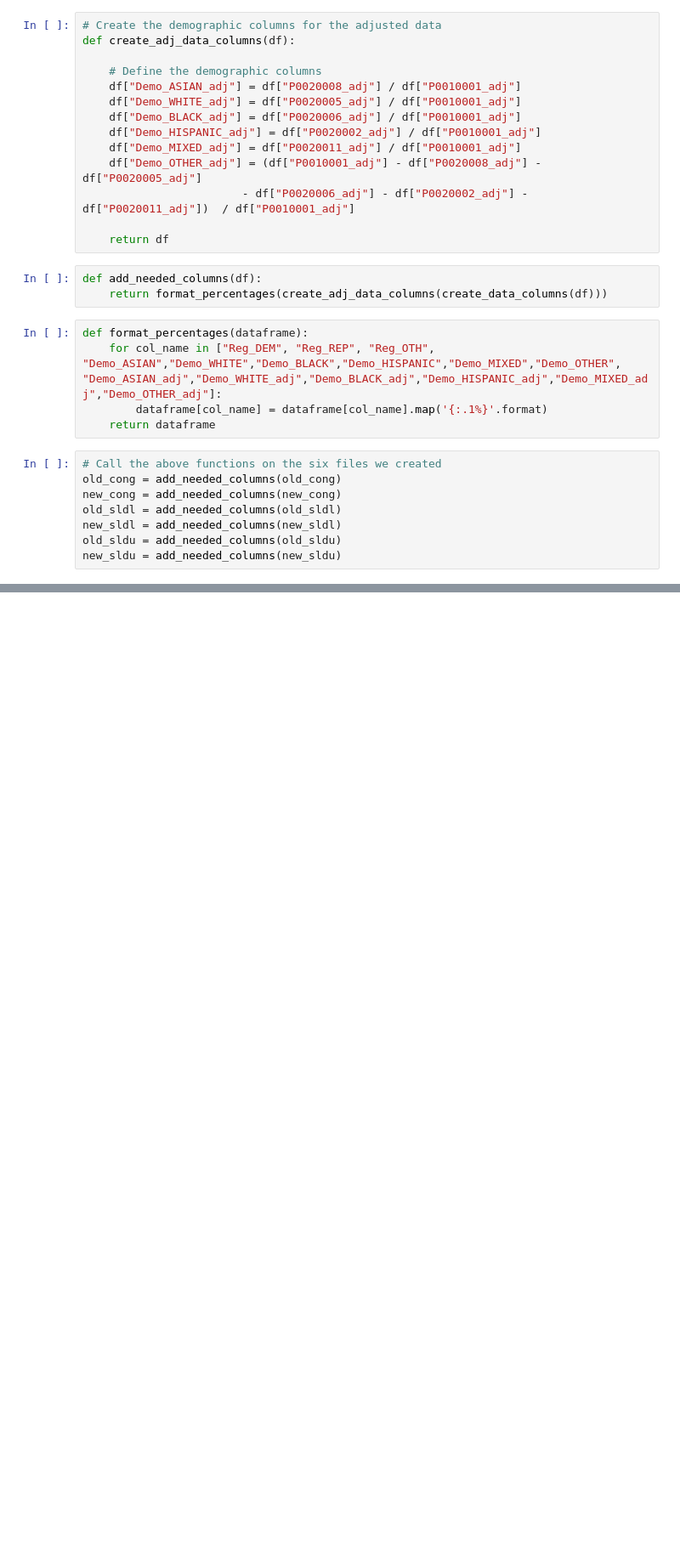
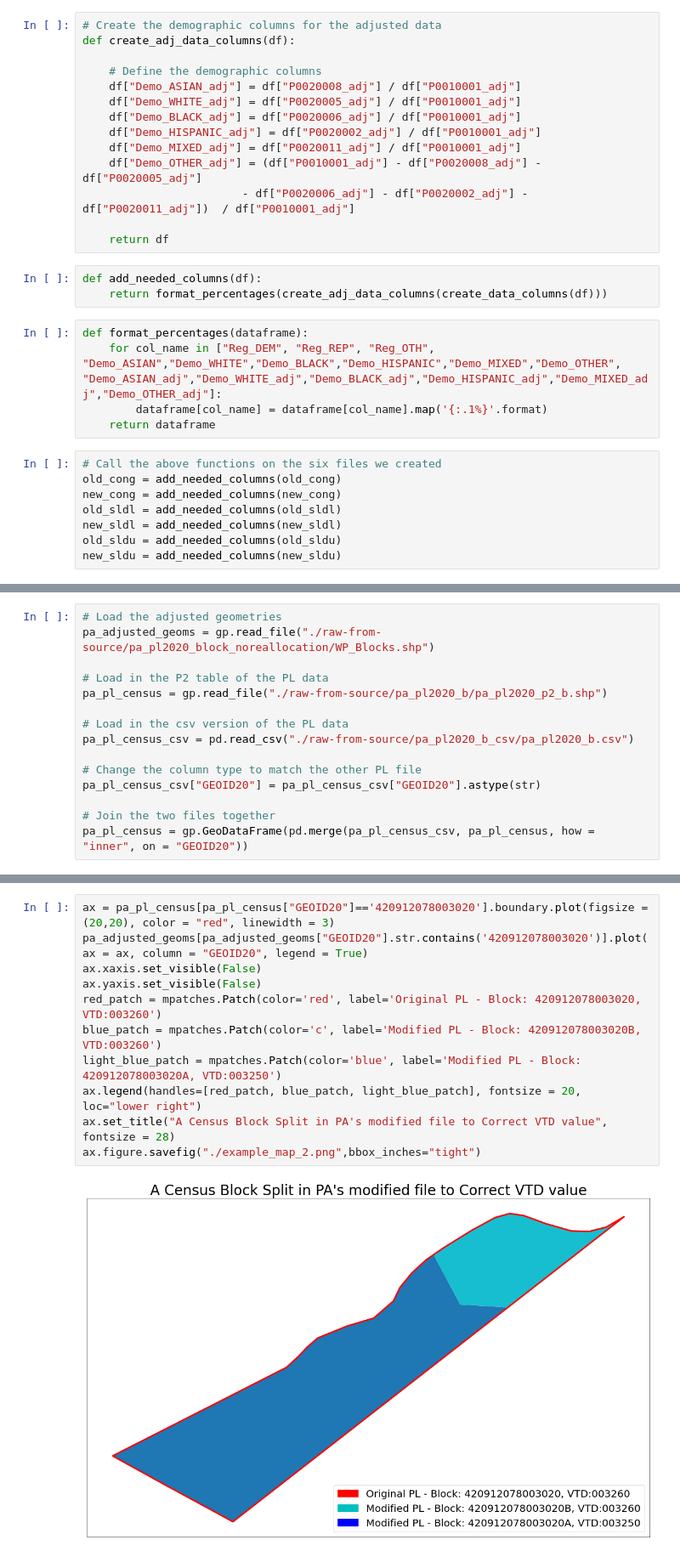
Before and after one commit to nonpartisan-redistricting-datahub/Case_Study_Spotlight, a Jupyter notebook: Spotlight_PA_Notebook.ipynb, the cells around one changed output, grey strips where cells are left out. Shown at 85% size. Cells and saved outputs as stored; diff of their text form; blank space fills up the shorter version.

```diff
--- a/Spotlight_PA_Notebook.ipynb
+++ b/Spotlight_PA_Notebook.ipynb
@@ -401,0 +422,15 @@ new_sldu = add_needed_columns(new_sldu)
+# %%
+# Load the adjusted geometries
+pa_adjusted_geoms = gp.read_file("./raw-from-source/pa_pl2020_block_noreallocation/WP_Blocks.shp")
+
+# Load in the P2 table of the PL data
+pa_pl_census = gp.read_file("./raw-from-source/pa_pl2020_b/pa_pl2020_p2_b.shp")
+
+# Load in the csv version of the PL data
+pa_pl_census_csv = pd.read_csv("./raw-from-source/pa_pl2020_b_csv/pa_pl2020_b.csv")
+
+# Change the column type to match the other PL file
+pa_pl_census_csv["GEOID20"] = pa_pl_census_csv["GEOID20"].astype(str)
+
+# Join the two files together
+pa_pl_census = gp.GeoDataFrame(pd.merge(pa_pl_census_csv, pa_pl_census, how = "inner", on = "GEOID20"))
@@ -401,0 +458,13 @@ new_sldu = add_needed_columns(new_sldu)
+# %%
+ax = pa_pl_census[pa_pl_census["GEOID20"]=='420912078003020'].boundary.plot(figsize = (20,20), color = "red", linewidth = 3)
+pa_adjusted_geoms[pa_adjusted_geoms["GEOID20"].str.contains('420912078003020')].plot(ax = ax, column = "GEOID20", legend = True)
+ax.xaxis.set_visible(False)
+ax.yaxis.set_visible(False)
+red_patch = mpatches.Patch(color='red', label='Original PL - Block: 420912078003020, VTD:003260')
+blue_patch = mpatches.Patch(color='c', label='Modified PL - Block: 420912078003020B, VTD:003260')
+light_blue_patch = mpatches.Patch(color='blue', label='Modified PL - Block: 420912078003020A, VTD:003250')
+ax.legend(handles=[red_patch, blue_patch, light_blue_patch], fontsize = 20, loc="lower right")
+ax.set_title("A Census Block Split in PA's modified file to Correct VTD value", fontsize = 28)
+ax.figure.savefig("./example_map_2.png",bbox_inches="tight")
+# %% [output]
+[figure, added]
```
Also changed, not shown: parts of 15 cells of this notebook.
